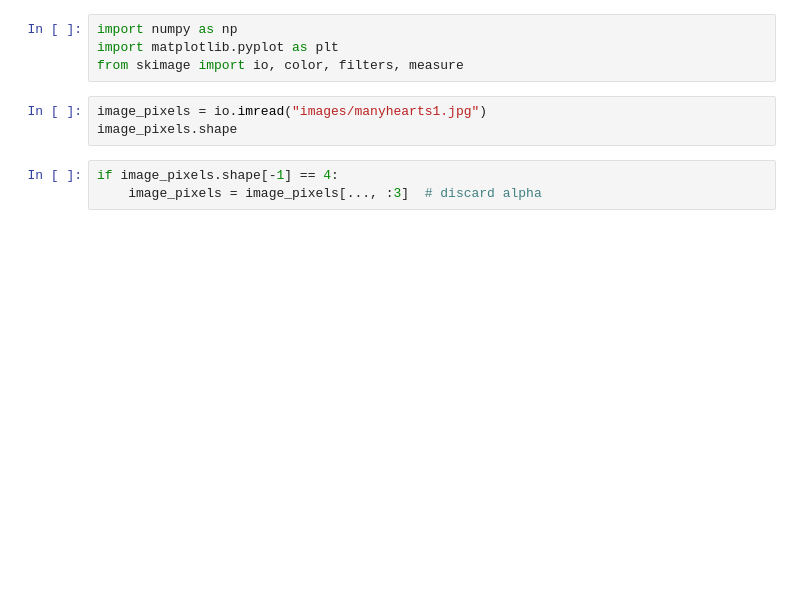
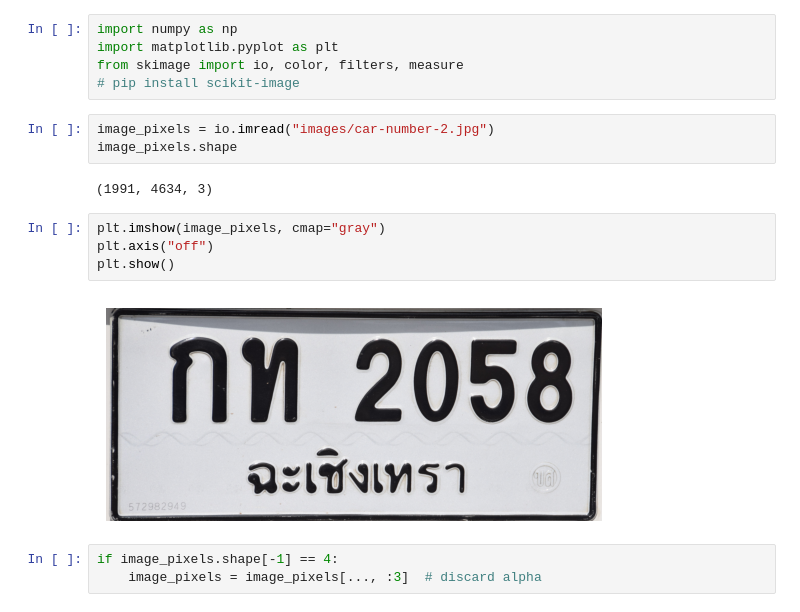
Before and after one commit to yaunghein/mathematical-foundations-of-computing, a Jupyter notebook: sobel_demo_v1.ipynb, the cells around one changed output. Cells and saved outputs as stored; diff of their text form; blank space fills up the shorter version.

```diff
--- a/sobel_demo_v1.ipynb
+++ b/sobel_demo_v1.ipynb
@@ -2,9 +2,18 @@
 import numpy as np
 import matplotlib.pyplot as plt
 from skimage import io, color, filters, measure
+# pip install scikit-image
 # %%
-image_pixels = io.imread("images/manyhearts1.jpg")
+image_pixels = io.imread("images/car-number-2.jpg")
 image_pixels.shape
+# %% [output]
+(1991, 4634, 3)
+# %%
+plt.imshow(image_pixels, cmap="gray")
+plt.axis("off")
+plt.show()
+# %% [output]
+[figure, added]
 # %%
 if image_pixels.shape[-1] == 4:
     image_pixels = image_pixels[..., :3]  # discard alpha
```
Also changed, not shown: parts of 22 cells of this notebook, 3 other files.
